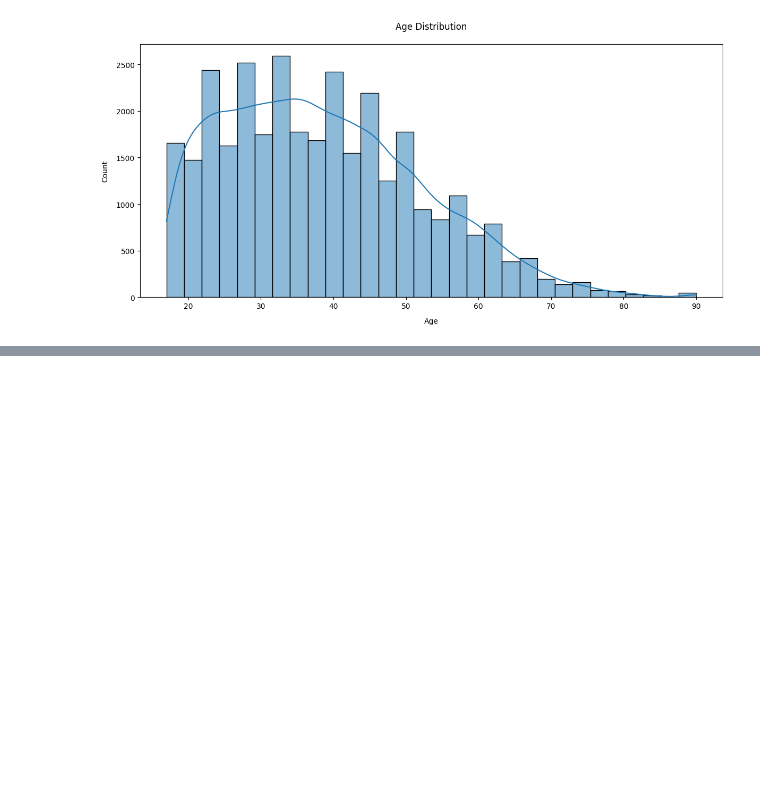
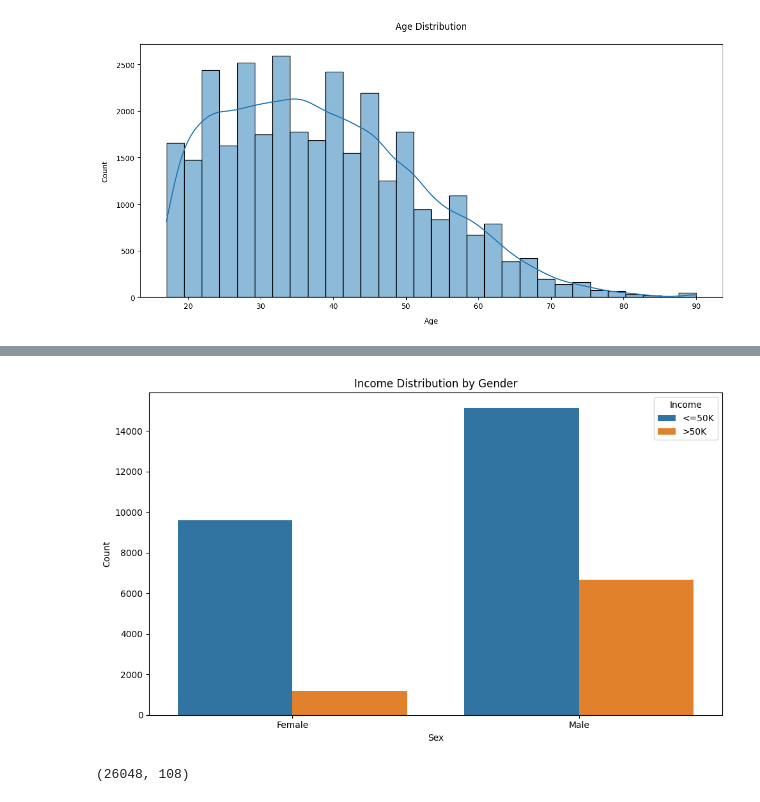
Before and after one commit to mohamed-geweida/adult-census-income-ml, a Jupyter notebook: adult_census_income.ipynb, the cells around one changed output, grey strips where cells are left out. Saved outputs shown, nothing was run; the diff lists cells and outputs as text; code cells hidden in the pictures; blank space fills up the shorter version.

```diff
--- a/adult_census_income.ipynb
+++ b/adult_census_income.ipynb
@@ -122 +134,13 @@ plt.show()
+# %%
+# Plot 5: Income distribution by gender
+plt.figure(figsize=(10, 6))
+sns.countplot(data=df, x='sex', hue='income')
+plt.title('Income Distribution by Gender')
+plt.xlabel('Sex')
+plt.ylabel('Count')
+plt.legend(title='Income')
+plt.tight_layout()
+plt.show()
+# %% [output]
+[figure, added]
 # %%
@@ -135,4 +158,7 @@ for feature in categorical:
 # %%
-scaler = StandardScaler()
-X_train = pd.DataFrame(scaler.fit_transform(X_train), columns = X.columns)
-X_test = pd.DataFrame(scaler.transform(X_test), columns = X.columns)
+X_train_prep = preprocessor.fit_transform(X_train)
+X_test_prep = preprocessor.transform(X_test)
+
+X_train_prep.shape
+# %% [output]
+(26048, 108)
```
Also changed, not shown: parts of 17 cells of this notebook.
